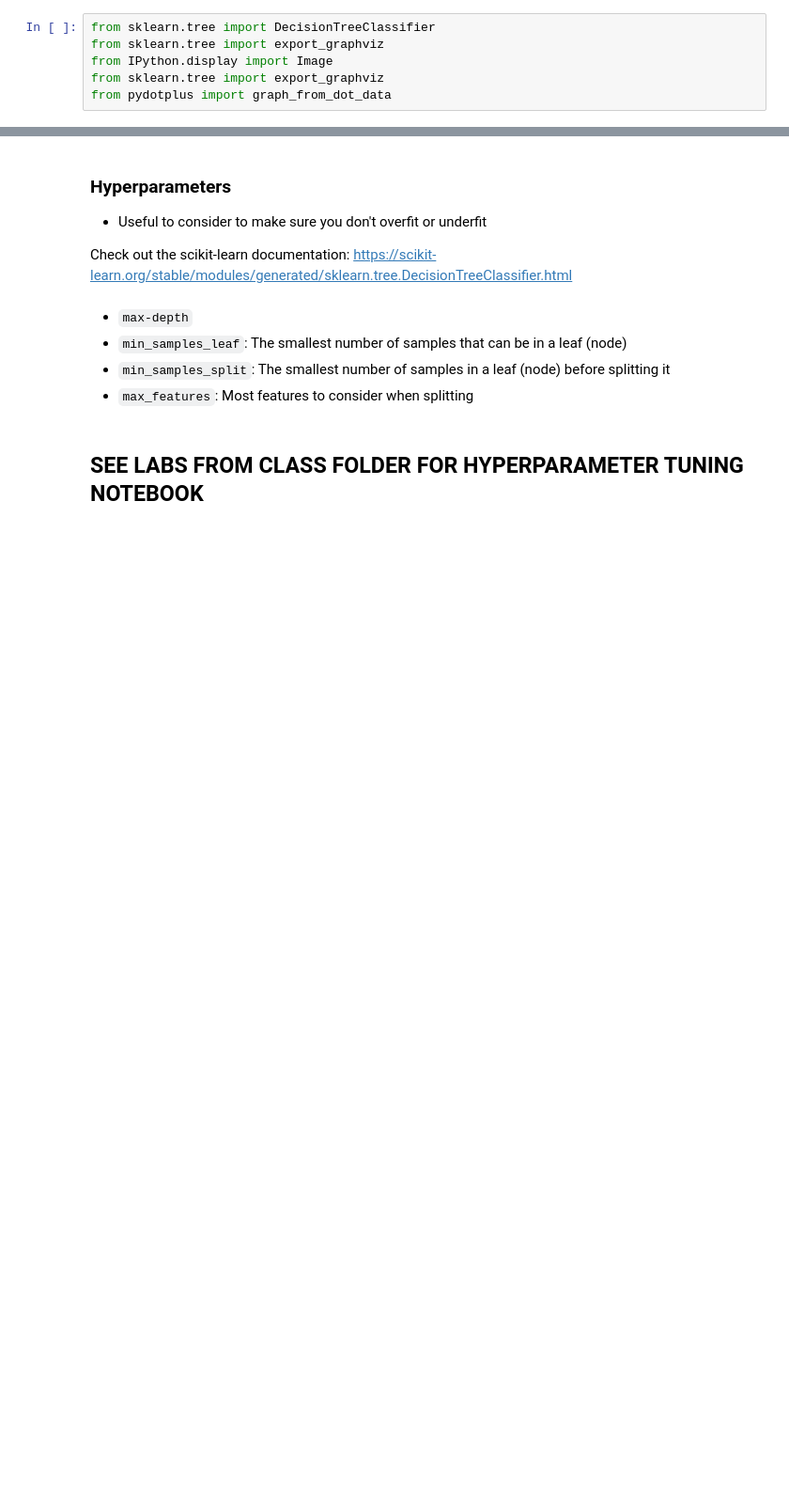
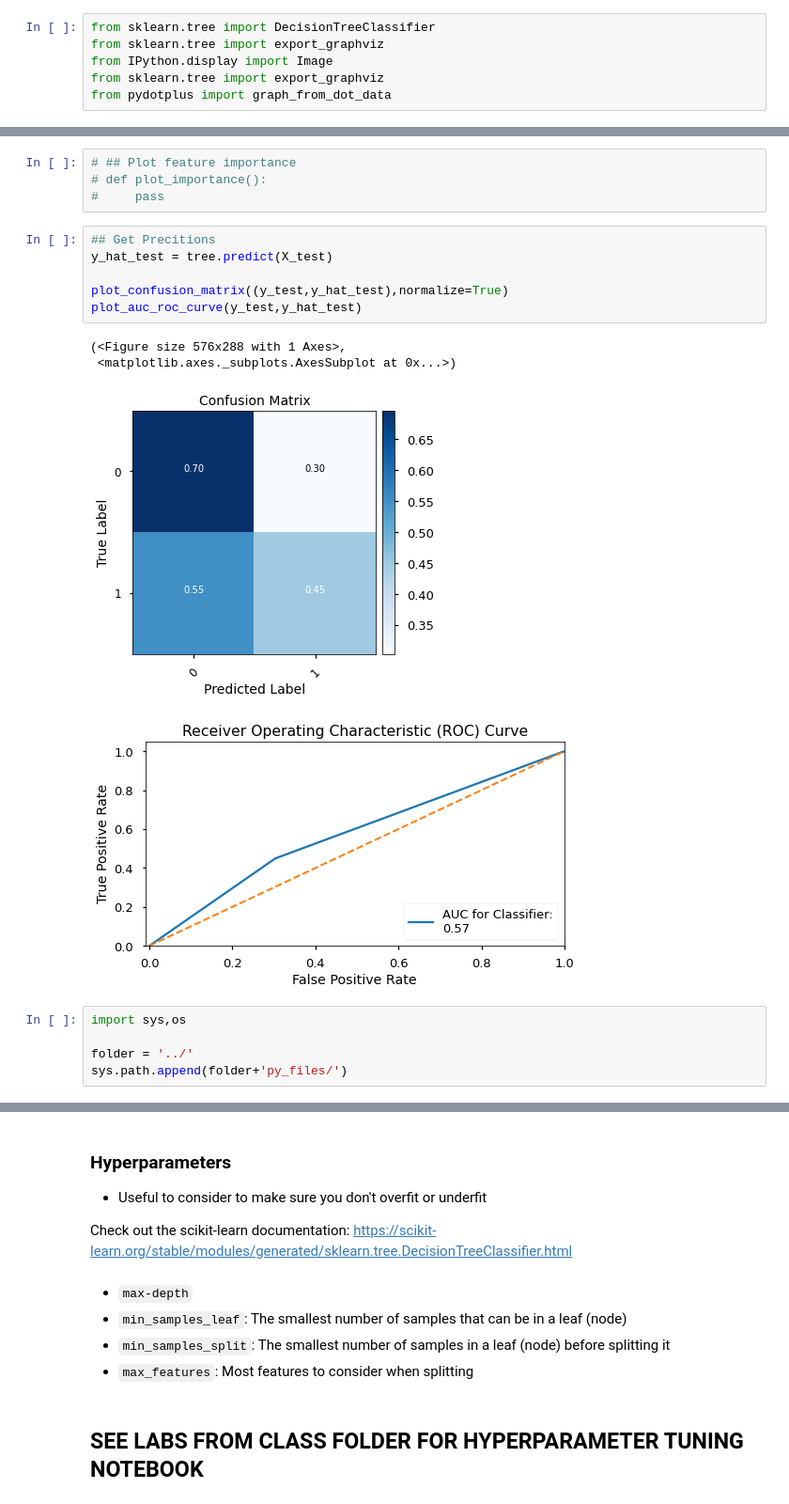
Before and after one commit to jirvingphd/fsds_pt_100719_cohort_notes, a Jupyter notebook: Instructor Notebooks/sect_29_decision_trees_instructor.ipynb, the cells around one changed output, grey strips where cells are left out. Shown at 94% size. Cells and saved outputs as stored; diff of their text form; blank space fills up the shorter version.

```diff
--- a/Instructor Notebooks/sect_29_decision_trees_instructor.ipynb
+++ b/Instructor Notebooks/sect_29_decision_trees_instructor.ipynb
@@ -429,0 +803,20 @@ metrics.accuracy_score(y_test,y_hat_test)
+# %%
+# ## Plot feature importance
+# def plot_importance():
+#     pass
+# %%
+## Get Precitions
+y_hat_test = tree.predict(X_test)
+
+plot_confusion_matrix((y_test,y_hat_test),normalize=True)
+plot_auc_roc_curve(y_test,y_hat_test)
+# %% [output]
+(<Figure size 576x288 with 1 Axes>,
+ <matplotlib.axes._subplots.AxesSubplot at 0x...>)
+[figure, added]
+[figure, added]
+# %%
+import sys,os
+
+folder = '../'
+sys.path.append(folder+'py_files/')
```
Also changed, not shown: parts of 92 cells of this notebook, 16 other files.
